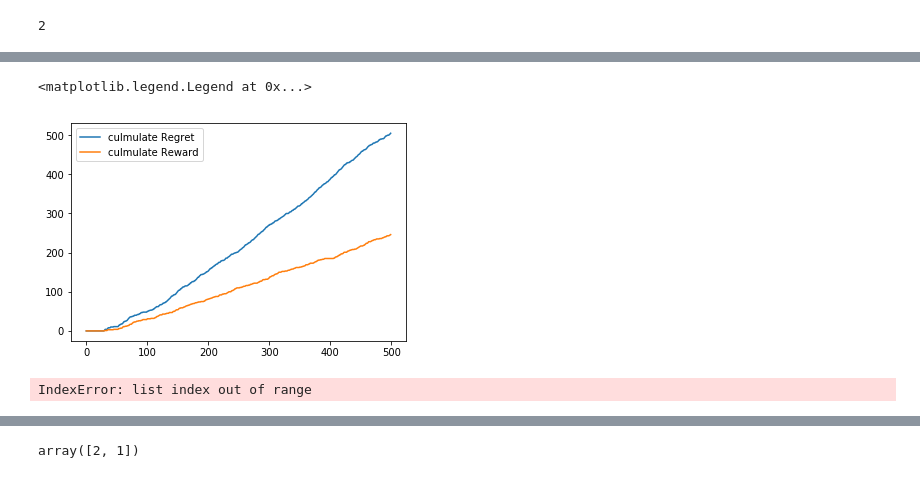
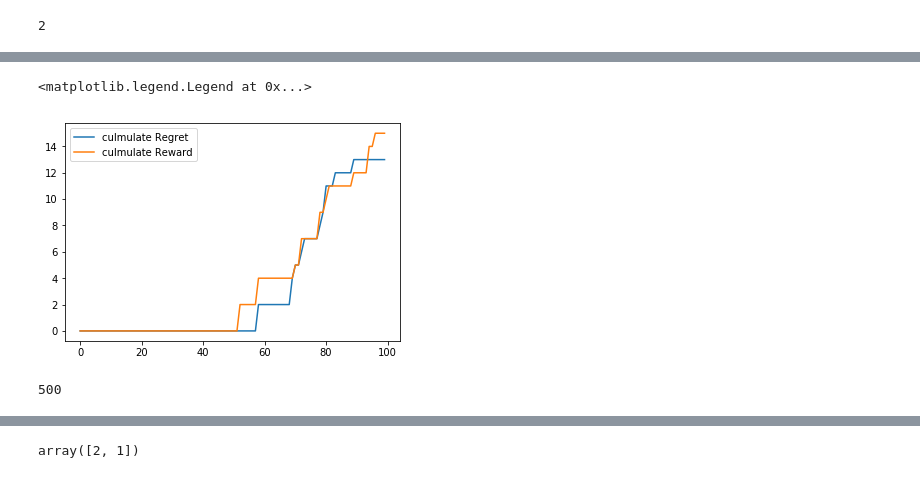
Before and after one commit to tang-ji/FNAC-recommender-systems, a Jupyter notebook: Environment.ipynb, the cells around one changed output, grey strips where cells are left out. Saved outputs shown, nothing was run; the diff lists cells and outputs as text; code cells hidden in the pictures.

```diff
--- a/Environment.ipynb
+++ b/Environment.ipynb
@@ -125,12 +125,15 @@ class RandomAgent(AgentBase):
         self.recommendation_history = []
         self.reward_history = []
         self.reward_sum_each_step = []
+        self.t = 1
 
     def recommend(self, client_id):
         return np.random.choice(range(self.commodity_number), self.recommendation_length, replace=False)
 
-    def update_state(self, client_id, recommendation_chosen, reward_list):
-        self.recommendation_history.append(recommendation_chosen)
+    def update_state(self, client_id, recommendations_chosen, reward_list):
+
+        self.t += 1
+        self.recommendation_history.append(recommendations_chosen)
         self.reward_history.append(reward_list)
         self.reward_sum_each_step.append(sum(reward_list))
 # %%
@@ -167,7 +172,7 @@ class UCBAgent(AgentBase):
 # %%
 def run(env, agent, n):
     for _ in range(n):
-        active_clients = env.get_clients(5)
+        active_clients = env.get_clients(1)
         env.update_desire(active_clients, rate_rise=0.5)
         for c in active_clients:
             recomedation_list = agent.recommend(c)
@@ -178,4 +185,4 @@ def run(env, agent, n):
 # %%
-C = Clients(n_client=10, category_dict=category_dict)
-C2 = copy.deepcopy(C)
-random_agent = RandomAgent(C.n_client, C.n_commodity, recommendation_length=2)
+C1 = copy.deepcopy(C)
+random_agent = RandomAgent(C1.n_client, C1.n_commodity, recommendation_length=2)
+run(C1, random_agent, 100)
@@ -184,15 +207,18 @@ run(C, random_agent, 100)
 # %%
-plt.plot(np.cumsum(C.regret_history))
-plt.plot(np.cumsum(C.reward_sum_each_step))
+plt.plot(np.cumsum(C1.regret_history))
+plt.plot(np.cumsum(C1.reward_sum_each_step))
 plt.legend(["culmulate Regret", "culmulate Reward"])
 # %% [output]
 <matplotlib.legend.Legend at 0x...>
-[figure, old version]
+[figure, new version]
+# %%
+len(C1.reward_sum_each_step)
+# %% [output]
+500
 # %%
+C2 = copy.deepcopy(C)
 ucb_agent = UCBAgent(C2.n_client, C2.n_commodity, recommendation_length=2)
 run(C2, ucb_agent, 100)
-# %% [output]
-IndexError: list index out of range
 # %%
 plt.plot(np.cumsum(C2.regret_history))
 plt.plot(np.cumsum(C2.reward_sum_each_step))
```
Also changed, not shown: parts of 5 cells of this notebook.
